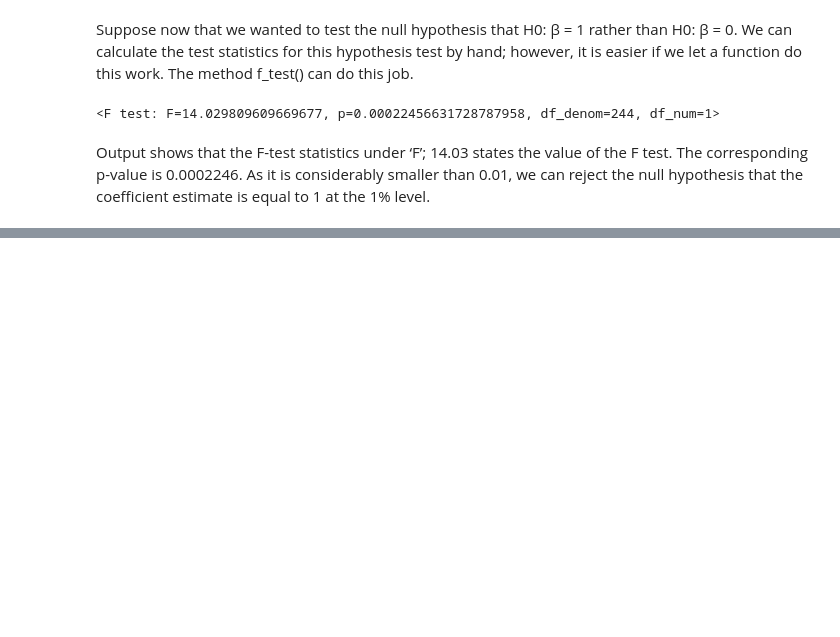
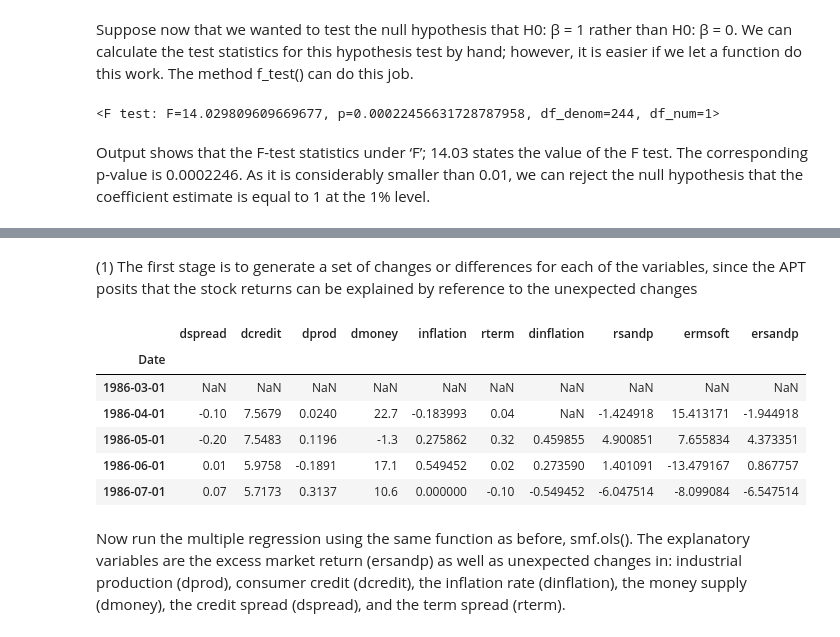
Before and after one commit to HeyyNing/labs, a Jupyter notebook: lab1/lab1.ipynb, the cells around one changed output, grey strips where cells are left out. Drawn from its saved outputs; the diff is of its cells as text; code cells hidden in the pictures; blank space fills up the shorter version.

```diff
--- a/lab1/lab1.ipynb
+++ b/lab1/lab1.ipynb
@@ -254,0 +263,3 @@ Output shows that the F-test statistics under ‘F’; 14.03 states the value of
+# %%
+macro = pd.read_excel('https://raw.githubusercontent.com/HeyyNing/labs/main/lab1/macro.xls',index_col=0)
+macro.head()
@@ -254,0 +293,28 @@ Output shows that the F-test statistics under ‘F’; 14.03 states the value of
+# %% [markdown]
+(1) The first stage is to generate a set of changes or differences for each of the variables, since the APT posits that the stock returns can be explained by reference to the unexpected changes
+# %%
+data = pd.DataFrame() #build a dataframe
+data['dspread'] = macro['BMINUSA'].diff()
+data['dcredit'] = macro['CCREDIT'].diff()
+data['dprod'] = macro['INDPRO'].diff()
+data['dmoney'] = macro['M1SUPPLY'].diff()
+data['inflation'] = 100*np.log(macro['CPI']/macro['CPI'].shift(1))
+data['rterm'] = (macro['USTB10Y'] -macro['USTB3M']).diff()
+data['dinflation'] = data['inflation'].diff()
+data['rsandp'] = 100*np.log(macro['SANDP']/macro['SANDP'].shift(1))
+data['ermsoft'] = 100*(np.log(macro['MICROSOFT']/macro['MICROSOFT'].shift(1)))-macro['USTB3M']/12
+data['ersandp'] = data['rsandp'] - macro['USTB3M']/12
+
+data.head()
+# %% [output]
+|  | dspread | dcredit | dprod | dmoney | inflation | rterm | dinflation | rsandp | ermsoft | ersandp |
+| Date |  |  |  |  |  |  |  |  |  |  |
+| 1986-03-01 | NaN | NaN | NaN | NaN | NaN | NaN | NaN | NaN | NaN | NaN |
+| 1986-04-01 | -0.10 | 7.5679 | 0.0240 | 22.7 | -0.183993 | 0.04 | NaN | -1.424918 | 15.413171 | -1.944918 |
+| 1986-05-01 | -0.20 | 7.5483 | 0.1196 | -1.3 | 0.275862 | 0.32 | 0.459855 | 4.900851 | 7.655834 | 4.373351 |
+| 1986-06-01 | 0.01 | 5.9758 | -0.1891 | 17.1 | 0.549452 | 0.02 | 0.273590 | 1.401091 | -13.479167 | 0.867757 |
+| 1986-07-01 | 0.07 | 5.7173 | 0.3137 | 10.6 | 0.000000 | -0.10 | -0.549452 | -6.047514 | -8.099084 | -6.547514 |
+# %% [markdown]
+Now run the multiple regression using the same function as before, smf.ols(). The explanatory variables are the excess market return (ersandp) as well as unexpected changes in: industrial production (dprod), consumer credit
+(dcredit), the inflation rate (dinflation), the money supply (dmoney), the
+credit spread (dspread), and the term spread (rterm).
```
Also changed, not shown: parts of 13 cells of this notebook.
